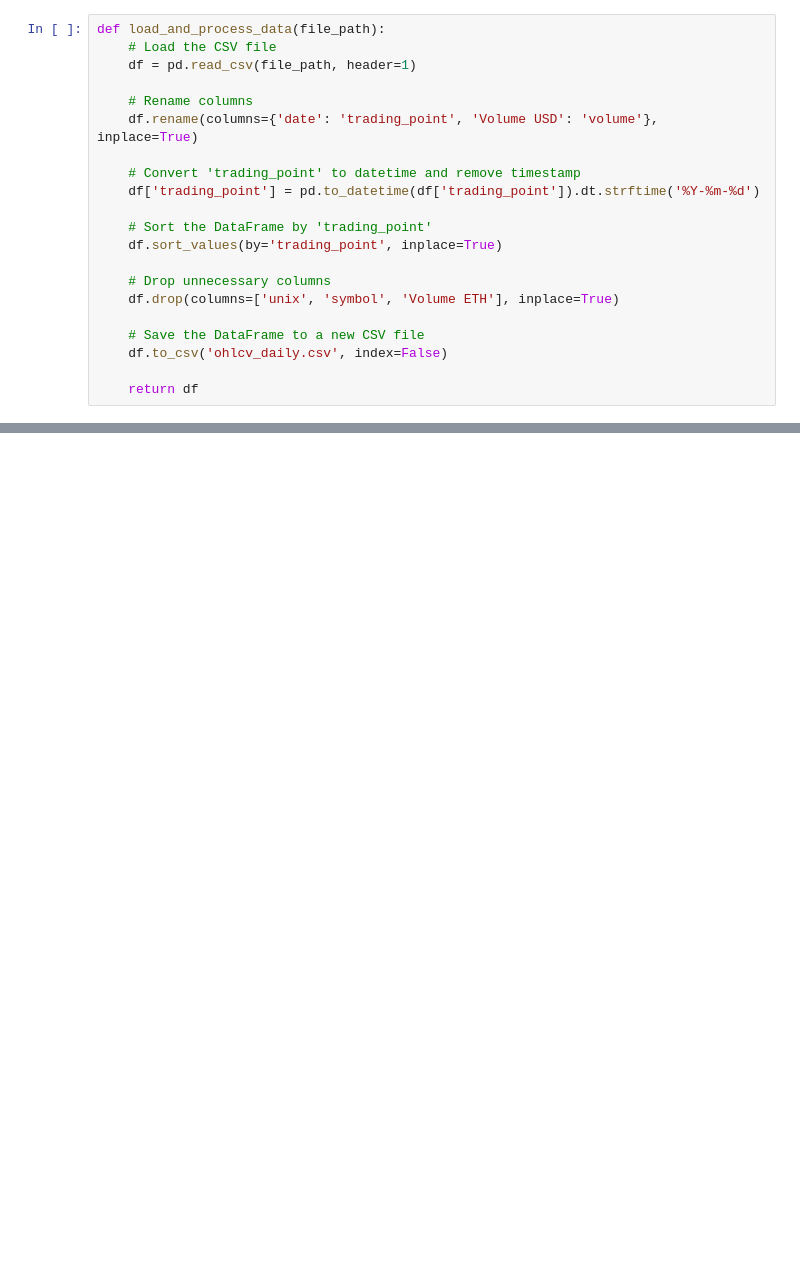
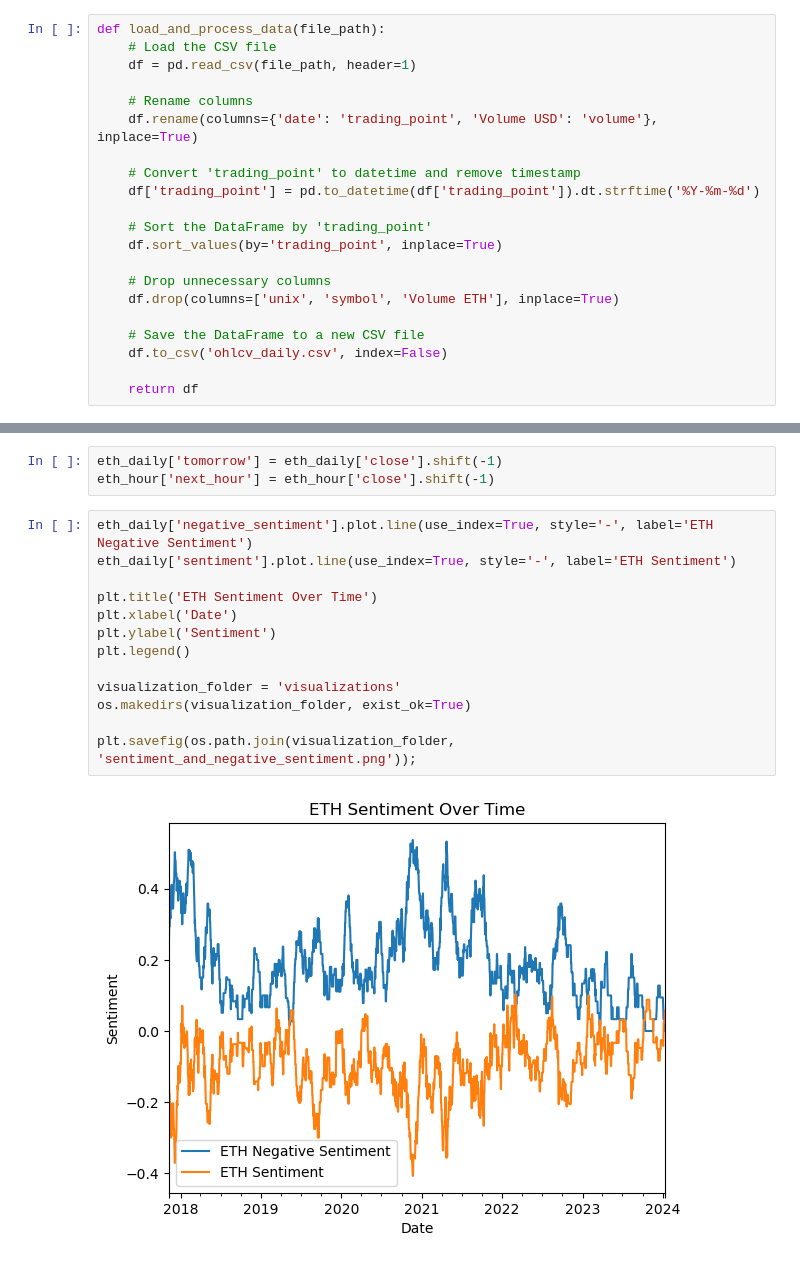
Before and after one commit to bryan-ortiz0/crypto-forecast-analysis, a Jupyter notebook: 01-preprocessing.ipynb, the cells around one changed output, grey strips where cells are left out. Drawn from its saved outputs; the diff is of its cells as text; blank space fills up the shorter version.

```diff
--- a/01-preprocessing.ipynb
+++ b/01-preprocessing.ipynb
@@ -68,0 +63,18 @@ eth_hour.shape
+# %%
+eth_daily['tomorrow'] = eth_daily['close'].shift(-1)
+eth_hour['next_hour'] = eth_hour['close'].shift(-1)
+# %%
+eth_daily['negative_sentiment'].plot.line(use_index=True, style='-', label='ETH Negative Sentiment')
+eth_daily['sentiment'].plot.line(use_index=True, style='-', label='ETH Sentiment')
+
+plt.title('ETH Sentiment Over Time')
+plt.xlabel('Date')
+plt.ylabel('Sentiment')
+plt.legend()
+
+visualization_folder = 'visualizations'
+os.makedirs(visualization_folder, exist_ok=True)
+
+plt.savefig(os.path.join(visualization_folder, 'sentiment_and_negative_sentiment.png'));
+# %% [output]
+[figure, added]
```
Also changed, not shown: parts of 19 cells of this notebook, 13 other files.
